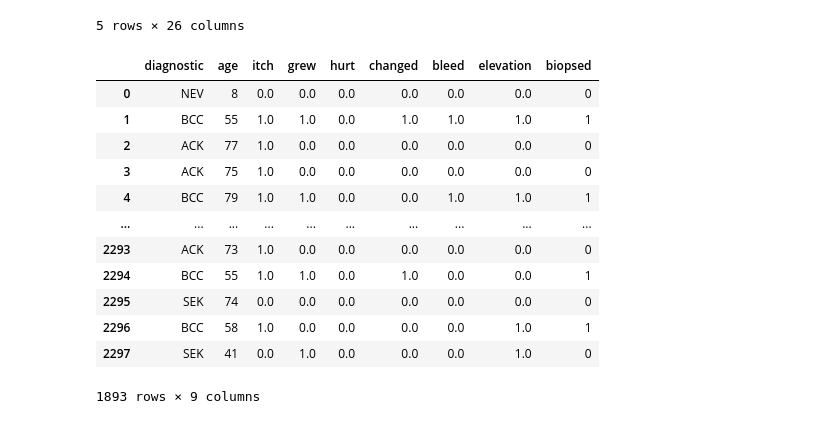
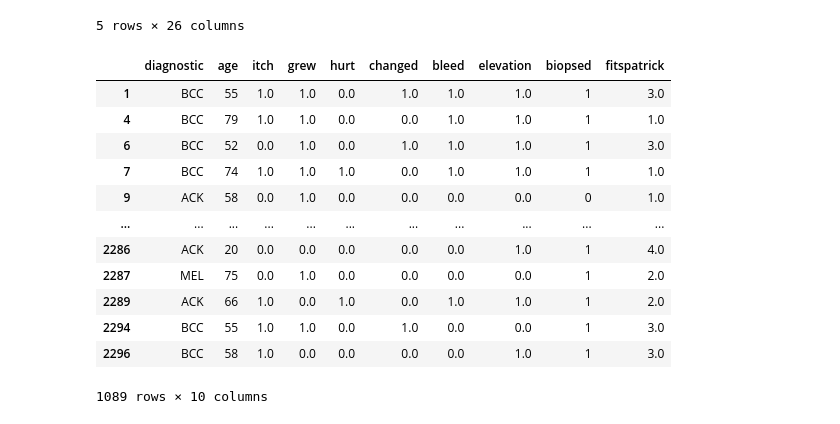
Before and after one commit to krusand/Eksamensprojekt-First-Year-Project, a Jupyter notebook: KNNModel.ipynb, the cells around one changed output. Cells and saved outputs as stored; diff of their text form; code cells hidden in the pictures.

```diff
--- a/KNNModel.ipynb
+++ b/KNNModel.ipynb
@@ -7,7 +7,7 @@ import matplotlib.pyplot as plt
 # %% [markdown]
 ### Import and preprocess data from csv
 # %%
-raw_df = pd.read_csv("metadata - Kopi.csv")
+raw_df = pd.read_csv("metadata.csv")
 raw_df.head()
 # %% [output]
 |  | patient_id | lesion_id | smoke | drink | background_father | background_mother | age | pesticide | ... |
@@ -19,29 +19,34 @@ raw_df.head()
 5 rows × 26 columns
 # %%
 COI = ["diagnostic", "age", "itch", "grew", "hurt", "changed", "bleed", "elevation", "biopsed"]
+COI2 = ["diagnostic", "age", "itch", "grew", "hurt", "changed", "bleed", "elevation", "biopsed", "fitspatrick"]
 df = raw_df.loc[:,COI]
+df2 = raw_df.loc[:,COI2]
 df = df.dropna()
+df2 = df2.dropna()
 # %%
 COIbool = ["itch", "grew", "hurt", "changed", "bleed", "elevation", "biopsed"]
 d = {"False": 0, "True": 1, False: 0, True:1, "UNK": None}
 for col in COIbool:
+    df2[col] = df2[col].replace(d)
     df[col] = df[col].replace(d)
 df = df.dropna()
-df
+df2 = df2.dropna()
+df2
 # %% [output]
-|  | diagnostic | age | itch | grew | hurt | changed | bleed | elevation | biopsed |
-| 0 | NEV | 8 | 0.0 | 0.0 | 0.0 | 0.0 | 0.0 | 0.0 | 0 |
-| 1 | BCC | 55 | 1.0 | 1.0 | 0.0 | 1.0 | 1.0 | 1.0 | 1 |
-| 2 | ACK | 77 | 1.0 | 0.0 | 0.0 | 0.0 | 0.0 | 0.0 | 0 |
-| 3 | ACK | 75 | 1.0 | 0.0 | 0.0 | 0.0 | 0.0 | 0.0 | 0 |
-| 4 | BCC | 79 | 1.0 | 1.0 | 0.0 | 0.0 | 1.0 | 1.0 | 1 |
-| ... | ... | ... | ... | ... | ... | ... | ... | ... | ... |
-| 2293 | ACK | 73 | 1.0 | 0.0 | 0.0 | 0.0 | 0.0 | 0.0 | 0 |
-| 2294 | BCC | 55 | 1.0 | 1.0 | 0.0 | 1.0 | 0.0 | 0.0 | 1 |
-| 2295 | SEK | 74 | 0.0 | 0.0 | 0.0 | 0.0 | 0.0 | 0.0 | 0 |
-| 2296 | BCC | 58 | 1.0 | 0.0 | 0.0 | 0.0 | 0.0 | 1.0 | 1 |
-| 2297 | SEK | 41 | 0.0 | 1.0 | 0.0 | 0.0 | 0.0 | 1.0 | 0 |
+|  | diagnostic | age | itch | grew | hurt | changed | bleed | elevation | biopsed | fitspatrick |
+| 1 | BCC | 55 | 1.0 | 1.0 | 0.0 | 1.0 | 1.0 | 1.0 | 1 | 3.0 |
+| 4 | BCC | 79 | 1.0 | 1.0 | 0.0 | 0.0 | 1.0 | 1.0 | 1 | 1.0 |
+| 6 | BCC | 52 | 0.0 | 1.0 | 0.0 | 1.0 | 1.0 | 1.0 | 1 | 3.0 |
+| 7 | BCC | 74 | 1.0 | 1.0 | 1.0 | 0.0 | 1.0 | 1.0 | 1 | 1.0 |
+| 9 | ACK | 58 | 0.0 | 1.0 | 0.0 | 0.0 | 0.0 | 0.0 | 0 | 1.0 |
+| ... | ... | ... | ... | ... | ... | ... | ... | ... | ... | ... |
+| 2286 | ACK | 20 | 0.0 | 0.0 | 0.0 | 0.0 | 0.0 | 1.0 | 1 | 4.0 |
+| 2287 | MEL | 75 | 0.0 | 1.0 | 0.0 | 0.0 | 0.0 | 0.0 | 1 | 2.0 |
+| 2289 | ACK | 66 | 1.0 | 0.0 | 1.0 | 0.0 | 1.0 | 1.0 | 1 | 2.0 |
+| 2294 | BCC | 55 | 1.0 | 1.0 | 0.0 | 1.0 | 0.0 | 0.0 | 1 | 3.0 |
+| 2296 | BCC | 58 | 1.0 | 0.0 | 0.0 | 0.0 | 0.0 | 1.0 | 1 | 3.0 |
-1893 rows × 9 columns
+1089 rows × 10 columns
 # %%
 y = df["diagnostic"]
 X = df.drop("diagnostic",axis=1)
```
Also changed, not shown: parts of 8 cells of this notebook.
